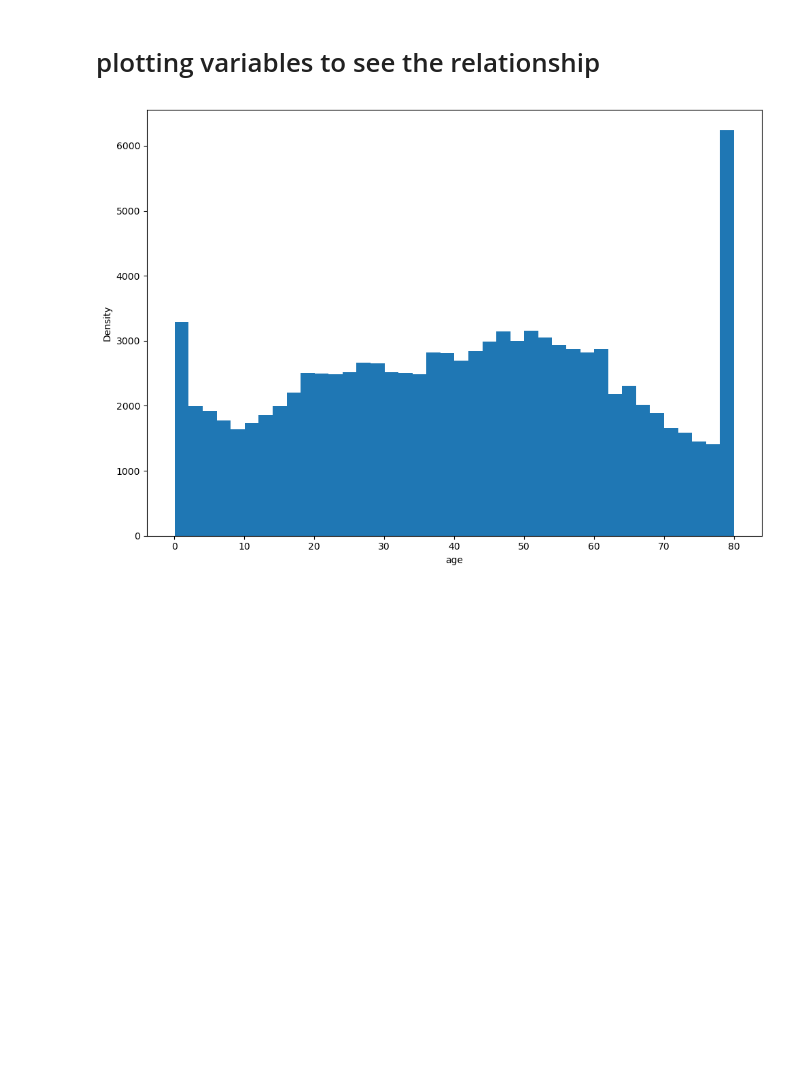
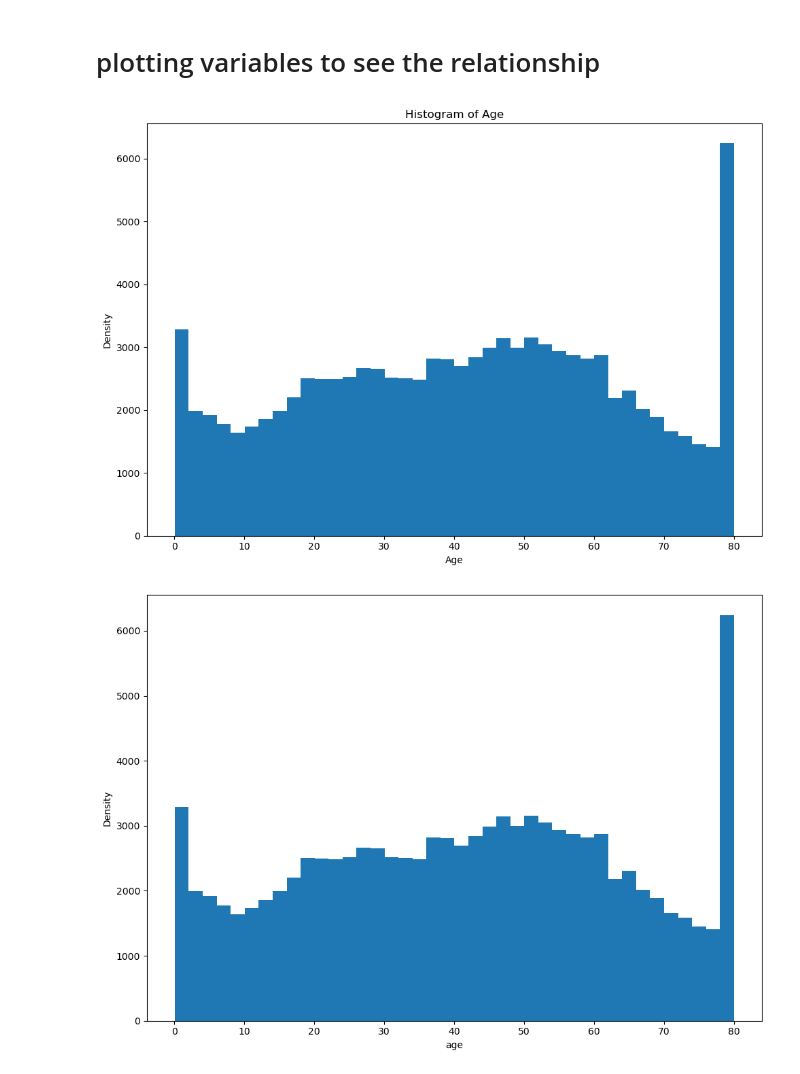
Before and after one commit to paulettepetracco/diabetes_predictive_analysis, a Jupyter notebook: diabetes_analysis.ipynb, the cells around one changed output. Drawn from its saved outputs; the diff is of its cells as text; code cells hidden in the pictures; blank space fills up the shorter version.

```diff
--- a/diabetes_analysis.ipynb
+++ b/diabetes_analysis.ipynb
@@ -161,6 +163,17 @@ bmi_age_df
 4247 rows × 5 columns
 # %% [markdown]
 # plotting variables to see the relationship
+# %%
+# Histogram showing density for the "age" variable
+plt.figure(figsize=(10, 7))
+plt.hist(diabetes_df['age'], bins=40)
+plt.xlabel('Age')
+plt.ylabel('Density')
+plt.title('Histogram of Age')
+plt.tight_layout()
+plt.show()
+# %% [output]
+[figure, added]
 # %%
 # histogram showing density
 for i in statistical_var:
```
Also changed, not shown: parts of 17 cells of this notebook.
